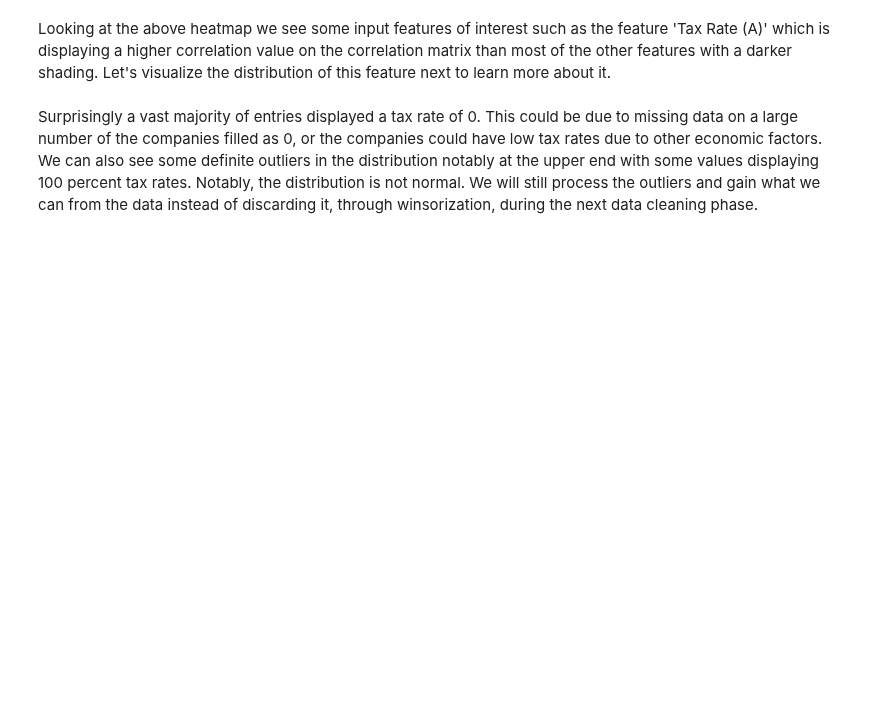
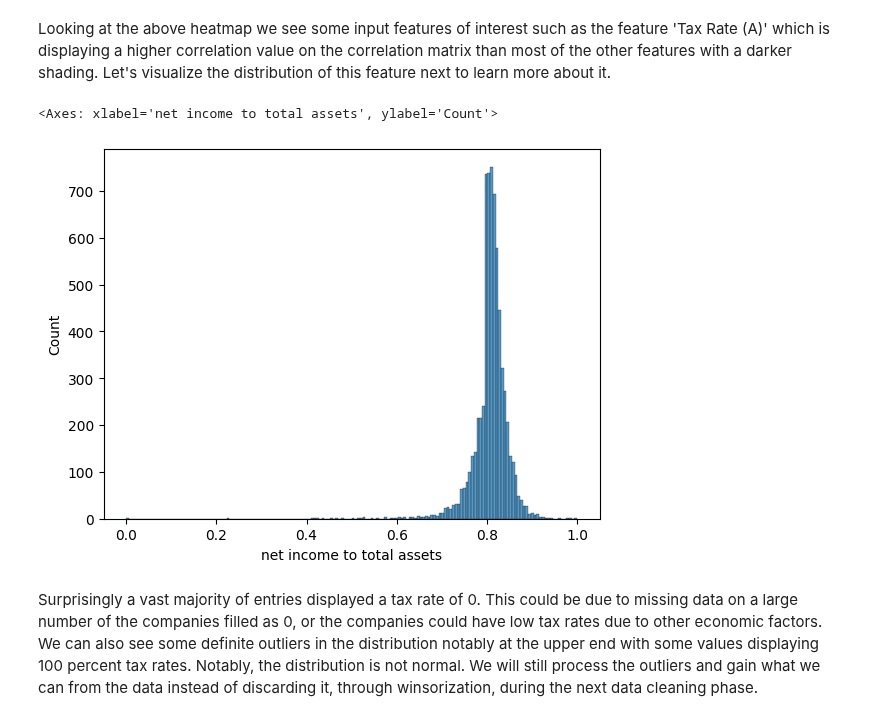
Before and after one commit to cdtalley/Data-Science-Portfolio, a Jupyter notebook: Corporate_Bankruptcy_Prediction.ipynb, the cells around one changed output. Saved outputs shown, nothing was run; the diff lists cells and outputs as text; code cells hidden in the pictures; blank space fills up the shorter version.

```diff
--- a/Corporate_Bankruptcy_Prediction.ipynb
+++ b/Corporate_Bankruptcy_Prediction.ipynb
@@ -221,7 +233,10 @@ ax = sns.heatmap(corr, xticklabels=corr.columns, yticklabels=corr.columns,
 Looking at the above heatmap we see some input features of interest such as the feature 'Tax Rate (A)' which is displaying a higher correlation value on the correlation matrix than most of the other features with a darker shading. Let's visualize the distribution of this feature next to learn more about it.
 # %%
 # Generating a histplot with seaborn to visualize the distribution of Tax Rates.
-sns.histplot(df[' Tax rate (A)'])
+sns.histplot(df['net income to total assets'])
+# %% [output]
+<Axes: xlabel='net income to total assets', ylabel='Count'>
+[figure, added]
 # %% [markdown]
 Surprisingly a vast majority of entries displayed a tax rate of 0. This could be due to missing data on a large number of the companies filled as 0, or the companies could have low tax rates due to other economic factors. We can also see some definite outliers in the distribution notably at the upper end with some values displaying 100 percent tax rates. Notably, the distribution is not normal. We will still process the outliers and gain what we can from the data instead of discarding it, through winsorization, during the next data cleaning phase.
 # %%
```
Also changed, not shown: parts of 130 cells of this notebook, 14 other files.
